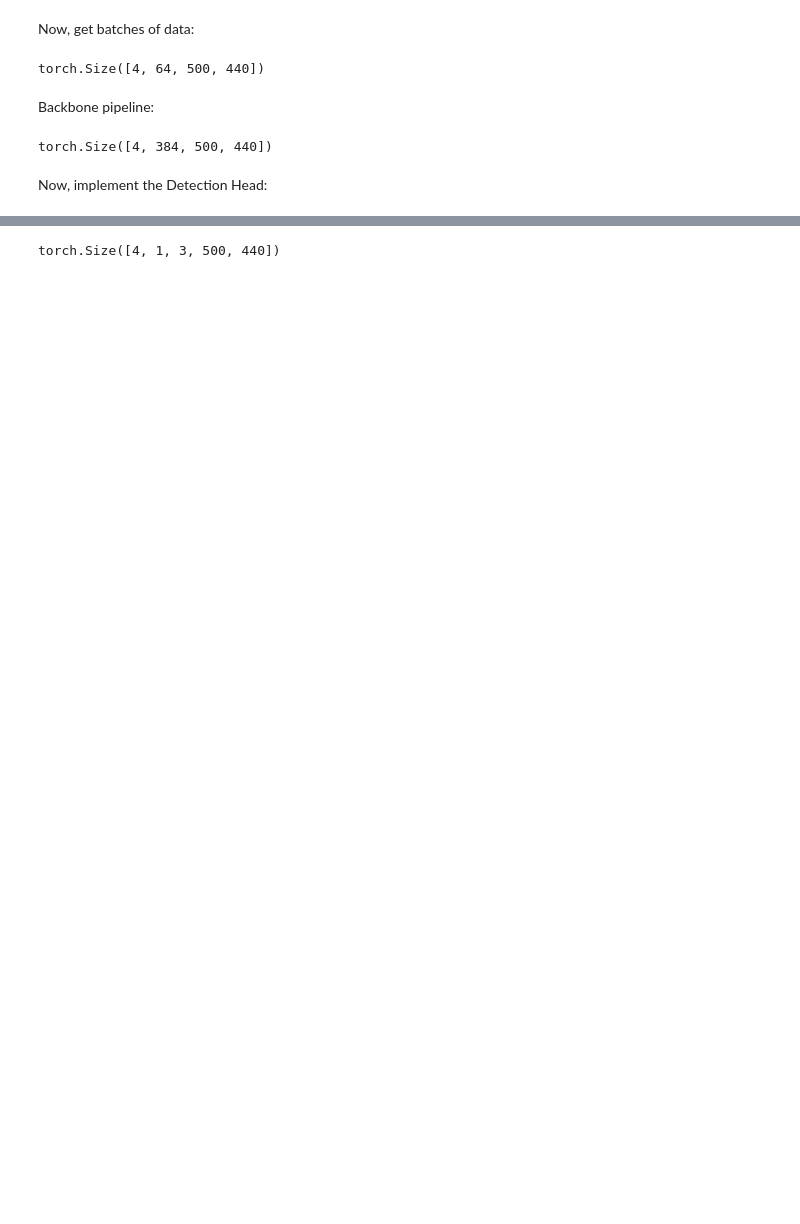
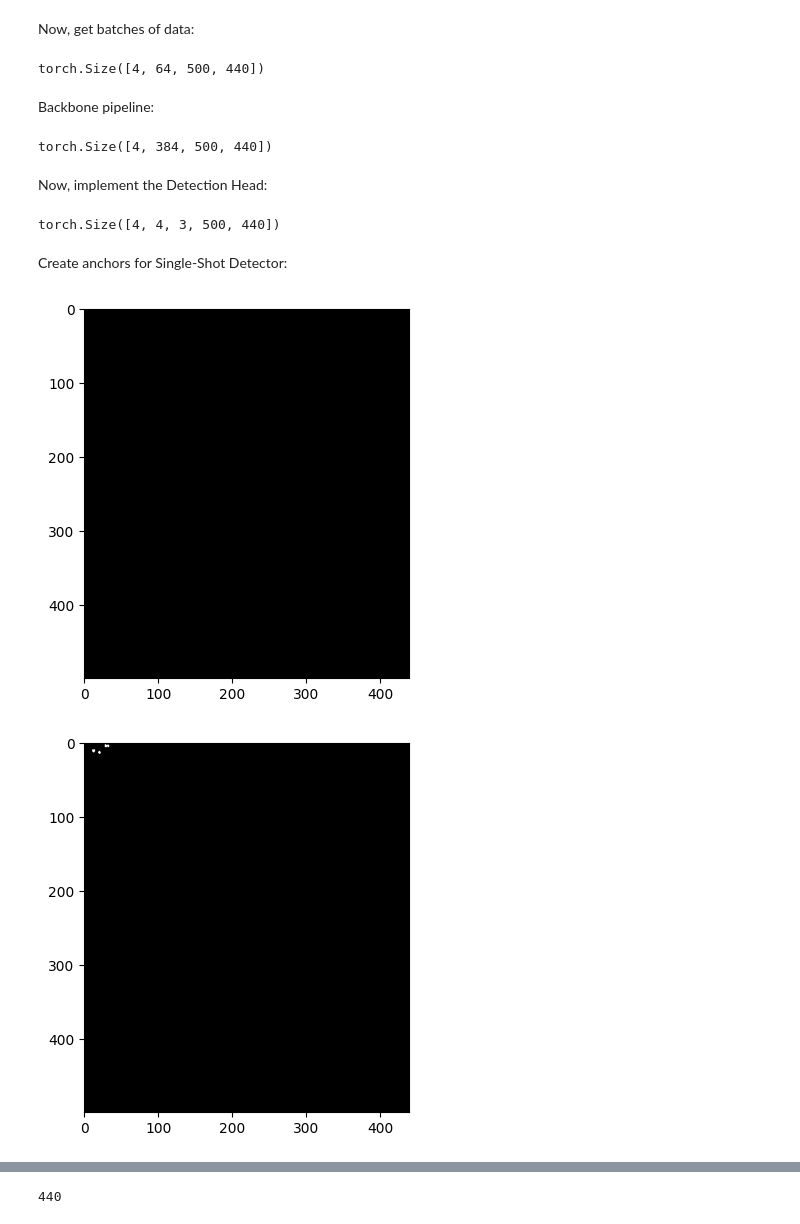
Before and after one commit to YouBotica/PointPillars, a Jupyter notebook: Implementation/PointPillarsNotebook.ipynb, the cells around one changed output, grey strips where cells are left out. Drawn from its saved outputs; the diff is of its cells as text; code cells hidden in the pictures; blank space fills up the shorter version.

Commit message:
Added anchors and target circles for regression targets

```diff
--- a/Implementation/PointPillarsNotebook.ipynb
+++ b/Implementation/PointPillarsNotebook.ipynb
@@ -372,7 +361,6 @@ class PseudoImageDataset(Dataset):
                                         z_min=-3, z_max=1, pillar_size=(0.16, 0.16), max_points_per_pillar=N, max_pillars=12000)
 
 
-        # TODO: Add max_num_pillars
 
         self.feature_extractor = PillarFeatureNet(D, 64) # Size (C,P)
 
@@ -393,10 +381,9 @@ class PseudoImageDataset(Dataset):
 
         print(f'Loading point cloud number {idx}')
 
-        # Vectorized fill:
+        # Fill pseudo_image with features:
         for c in range(features.shape[0]):
             pseudo_image[c, y_orig_indices, x_orig_indices] = features[c]
-        #pseudo_image[:, x_orig_indices, y_orig_indices] = features
 
         '''for i in range(features.shape[1]):
             x_ind = self.pillarizer.x_indices[i].long() # SUS: Is the indexing here correct?
@@ -432,7 +419,7 @@ def collate_batch(batch):
 D = 9
 N = 100
 dataset = PseudoImageDataset(pointcloud_dir=train_pointclouds_dir , D=D, N=N)
-train_loader = DataLoader(dataset, batch_size=4, shuffle=False, collate_fn=collate_batch)
+train_loader = DataLoader(dataset, batch_size=4, shuffle=True, collate_fn=collate_batch)
 
 
 # Iterate through batches:
@@ -564,5 +551,67 @@ class DetectionHead(nn.Module):
 
 #backbone_output = torch.randn(4, backbone_features.size()[1], 252, 252) # Example feature map from backbone
 detection_head = DetectionHead(backbone_features.size()[1], backbone_features.size()[2],
-                        backbone_features.size()[3], num_anchors=1, num_classes=2).to(device) # Initialize with correct parameters
+                        backbone_features.size()[3], num_anchors=4, num_classes=2).to(device) # Initialize with correct parameters
 loc, size, clf, occupancy, angle, heading = detection_head(backbone_features)
+# %%
+size.size()
+# %% [output]
+torch.Size([4, 4, 3, 500, 440])
+# %% [markdown]
+Create anchors for Single-Shot Detector:
+# %%
+# Anchors as tensor: (length, width, height, z_center, orientation)
+anchor_dims = torch.tensor([[3.9, 1.6, 1.56, -1, 0], # TODO: Declare at the top
+                       [3.9, 1.6, 1.56, -1, 1.5708],
+                       [0.8, 0.6, 1.73, -0.6, 0],
+                       [0.8, 0.6, 1.73, -0.6, 1.5708]]
+                       )
+
+
+# TODO: For each 3D bounding box provided in the label files, a search radius is defined
+# around the original bounding box based on object dimensions (represented as a red circle in a grid).
+for gt_label in label:
+    if gt_label['Car'] == [{}, {}, {}, {}, {}, {}, {}]:
+        continue
+
+    # Create target radius:
+    target_radii = []
+
+    # Number of objects:
+    n_objects = len(gt_label['Car'])
+
+    # Create empty tensor that holds target circles:
+    target_circles = torch.zeros(n_objects, 3) # Tensor will hold (x_center, y_center and radius of the target circle for applying the anchors)
+
+    # Empty canvas for visualization if needed:
+    canvas = torch.zeros(loc.size()[-2], loc.size()[-1])
+
+    # Iterate over targets to set target_radii and apply anchors
+    for i in range(n_objects):
+        if gt_label['Car'][i] == {}: # If true, done with target generation
+            break
+        x_center = gt_label['Car'][i]['location'][2]
+        y_center = gt_label['Car'][i]['location'][0]
+        height = gt_label['Car'][i]['dimensions'][0]
+        width = gt_label['Car'][i]['dimensions'][1]
+
+        # TODO: Transform targets to pseudo_image_frame:
+
+
+        target_radius = max(height, width)
+        target_circles[i,0:3] = torch.tensor([x_center, y_center, target_radius])
+
+        # TODO: Mask canvas to display circles if visualization is needed:
+        y, x = torch.meshgrid(torch.arange(canvas.size(0)), torch.arange(canvas.size(1)))
+        mask = (x - x_center) ** 2 + (y - y_center) ** 2 <= target_radius ** 2
+        canvas[mask] = 1  # Set the masked locations to 1
+
+    canvas_numpy = canvas.numpy()
+    plt.imshow(canvas_numpy, cmap='gray')
+    plt.show()
+
+
+        # TODO: Apply each anchor and get the anchor with the highest IoU:
+# %% [output]
+[figure, added]
+[figure, added]
@@ -569,4 +620,4 @@ loc, size, clf, occupancy, angle, heading = detection_head(backbone_features)
 # %%
-loc.size()
+loc.size()[-1]
 # %% [output]
-torch.Size([4, 1, 3, 500, 440])
+440
```
Also changed, not shown: parts of 11 cells of this notebook.
